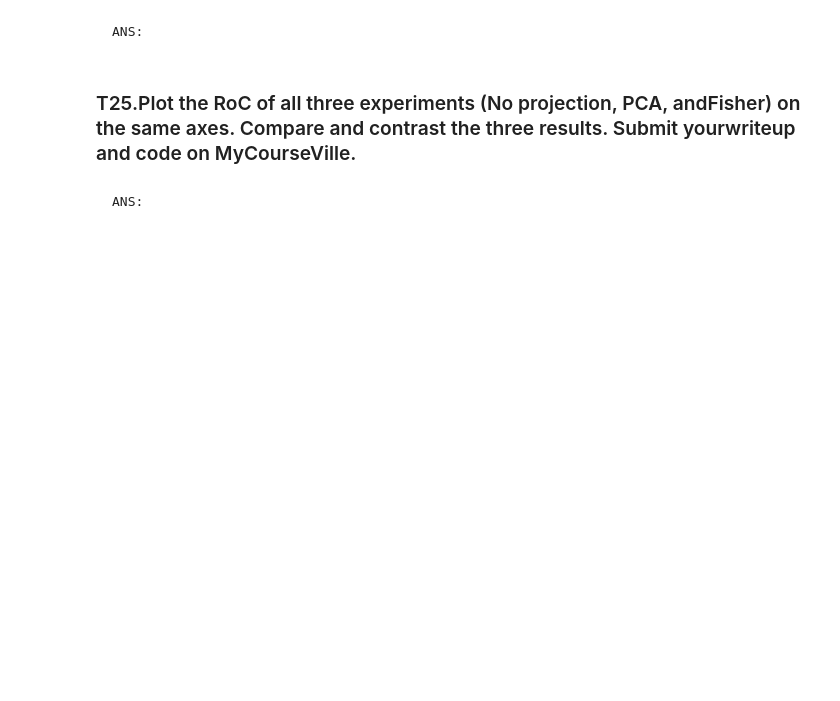
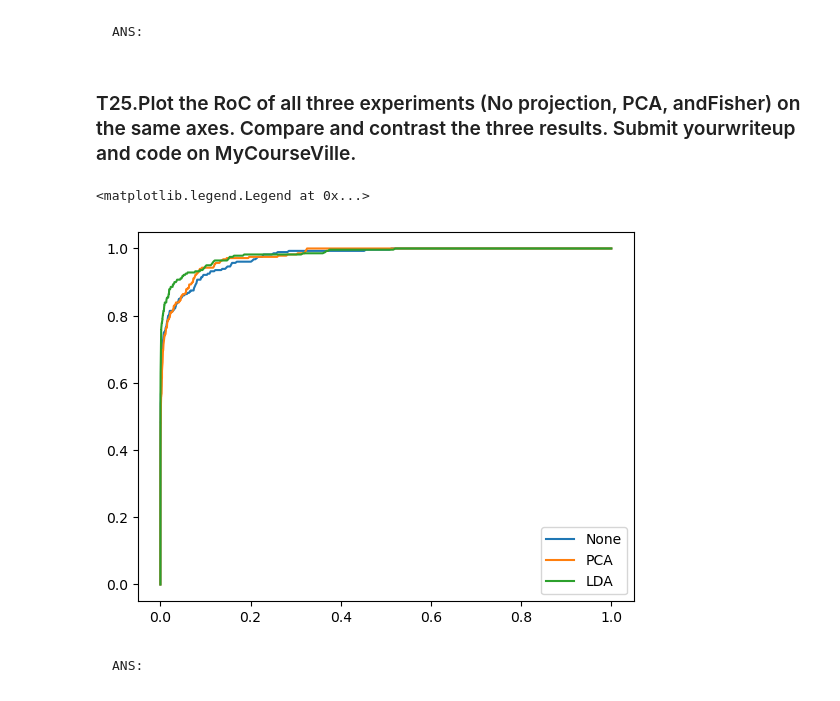
Before and after one commit to Mond45/pattern_recognition, a Jupyter notebook: hw3/HW3_Fisherfaces(student).ipynb, the cells around one changed output. Cells and saved outputs as stored; diff of their text form; code cells hidden in the pictures; blank space fills up the shorter version.

```diff
--- a/hw3/HW3_Fisherfaces(student).ipynb
+++ b/hw3/HW3_Fisherfaces(student).ipynb
@@ -708,2 +709,14 @@ n_dim = ...
+# %%
+# INSERT CODE HERE
+
+import pandas as pd
+
+plot_roc(tpr1, far1, "None")
+plot_roc(tpr2, far2, "PCA")
+plot_roc(tpr3, far3, "LDA")
+plt.legend()
+# %% [output]
+<matplotlib.legend.Legend at 0x...>
+[figure, added]
 # %% [markdown]
     ANS:
```
Also changed, not shown: parts of 29 cells of this notebook.
